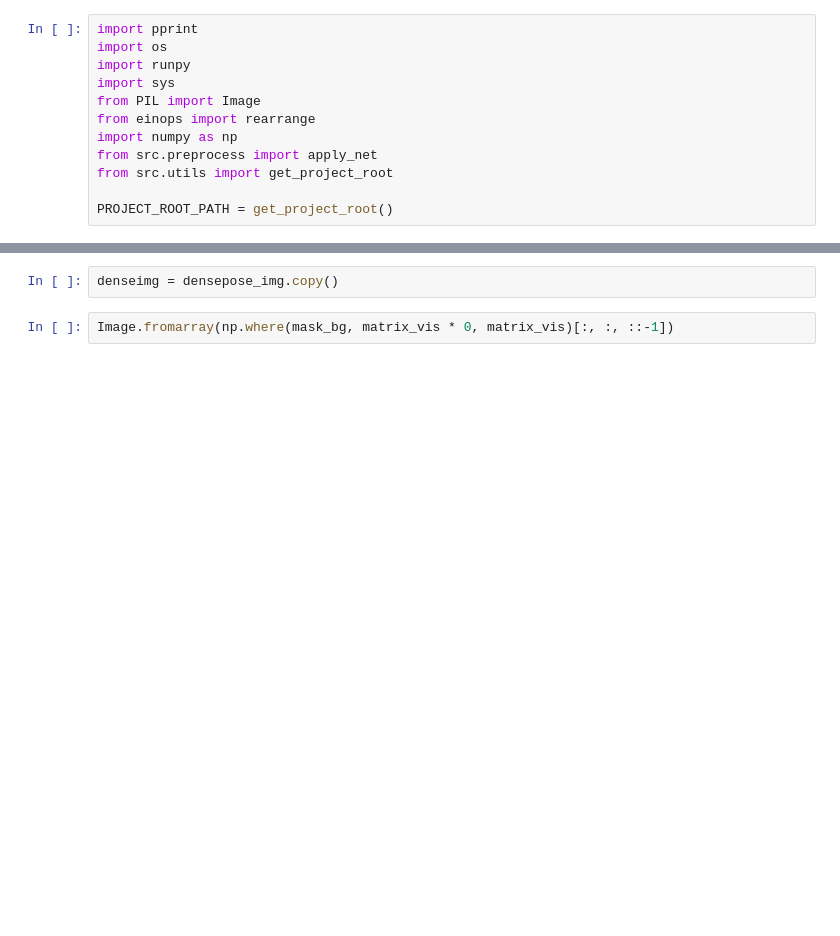
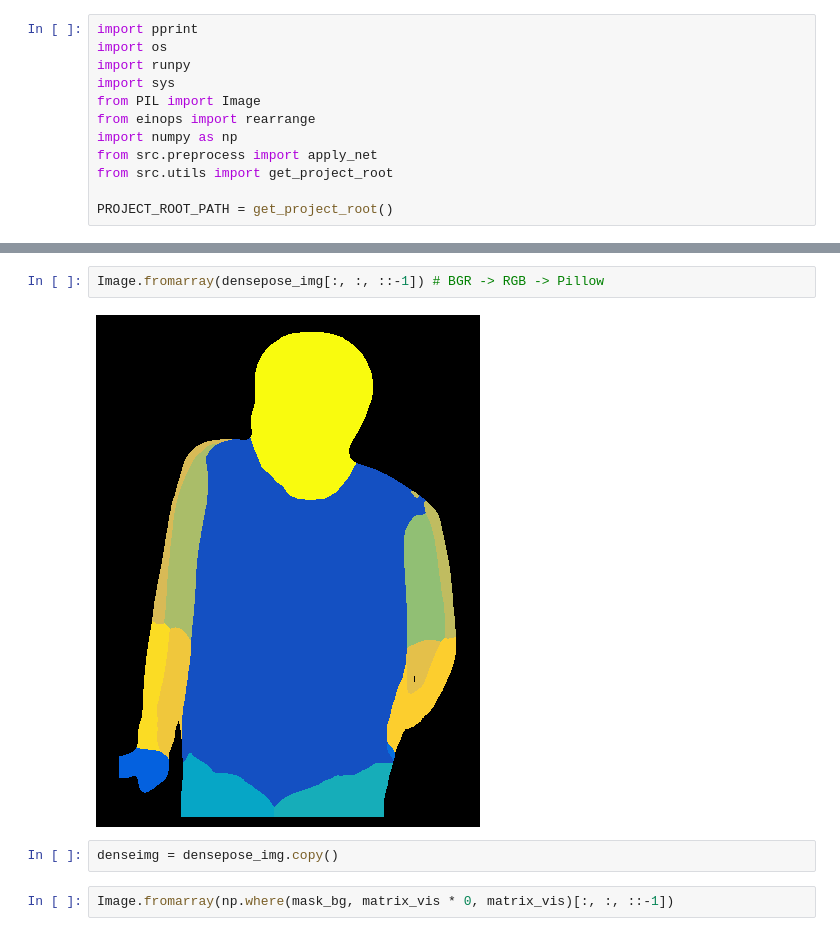
Before and after one commit to hosjiu1702/H-engine, a Jupyter notebook: notebooks/densepose.ipynb, the cells around one changed output, grey strips where cells are left out. Cells and saved outputs as stored; diff of their text form; blank space fills up the shorter version.

```diff
--- a/notebooks/densepose.ipynb
+++ b/notebooks/densepose.ipynb
@@ -44,3 +41,7 @@ No traceback available to show.
+# %%
+Image.fromarray(densepose_img[:, :, ::-1]) # BGR -> RGB -> Pillow
+# %% [output]
+[figure, added]
 # %%
 denseimg = densepose_img.copy()
 # %%
```
Also changed, not shown: parts of 5 cells of this notebook, 2 other files.
